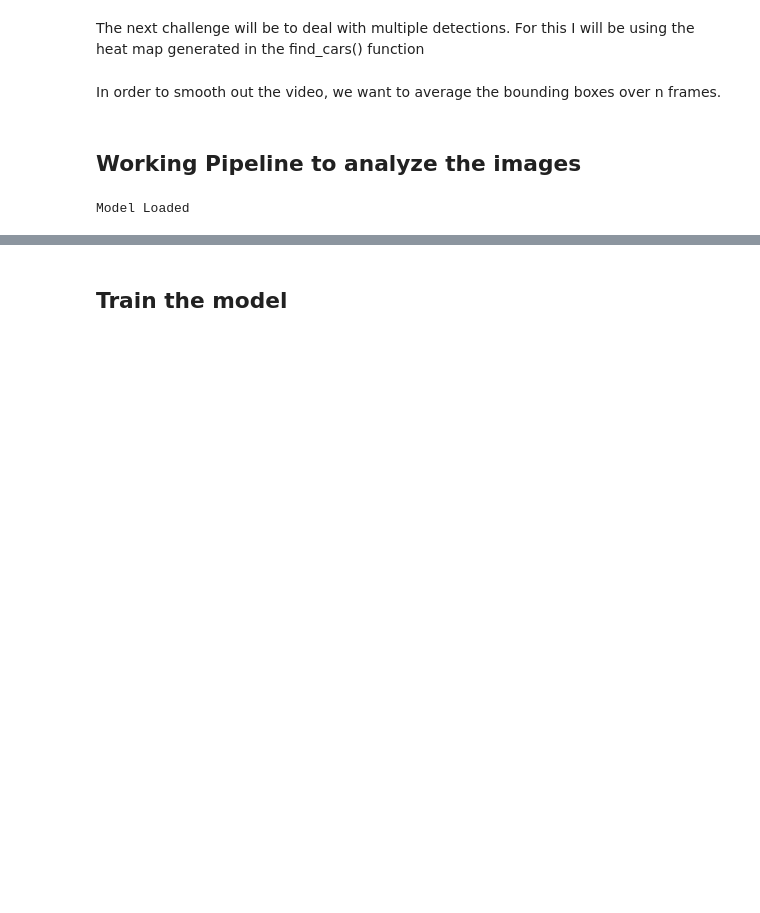
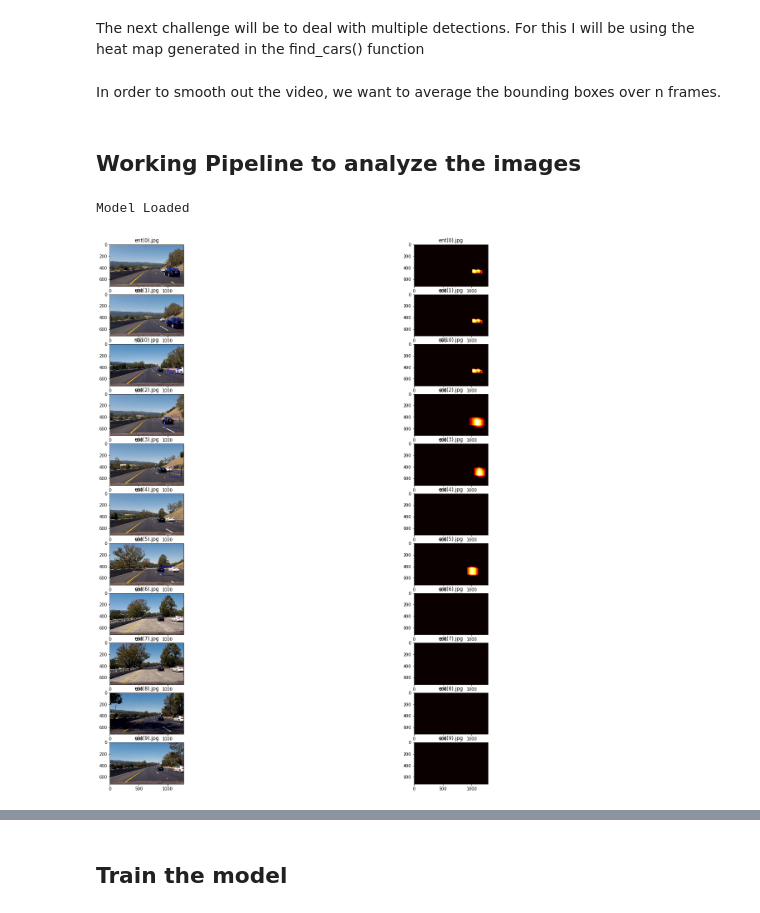
Before and after one commit to jkocsis3/VehicleDetection, a Jupyter notebook: VehicleDetection.ipynb, the cells around one changed output, grey strips where cells are left out. Drawn from its saved outputs; the diff is of its cells as text; code cells hidden in the pictures; blank space fills up the shorter version.

```diff
--- a/VehicleDetection.ipynb
+++ b/VehicleDetection.ipynb
@@ -201,22 +205,31 @@ def smoothHeat(heatMap = []):
 # %% [markdown]
 ## Working Pipeline to analyze the images
 # %%
-#we want to average over the last n frames
 def single_image_pipeline(img):
-    global found_boxes
-    global last_avg_boxes
-    global lostCarCount
-    global last_heat_map
+    global found_heat
+    ystart = 400
+    ystop = 656
+    #trick to search varying window sizes. used to scale the whole image.
+    scales = [1, 1.25,1.5, 1.8] # 1.3,
+    threshold = 4
     # use HOG Subsampling to find the vehicles
-    out_img, heatmap, boxes = find_cars(img, ystart, ystop, scale, svc, X_scaler, orient, pix_per_cell, cell_per_block, spatial_size, hist_bins,color_space)
+    for scale in scales:
+        #print(scale)
+        heatmap, bboxes = find_cars(img, ystart, ystop, scale, svc, X_scaler, orient, pix_per_cell, cell_per_block, spatial_size, hist_bins,color_space)
+        heatmap = apply_threshold(heatmap, threshold)
+        found_heat.append(heatmap)
+
+    #print(heatmap)
     # Use the heat map to determine where the actual cars are.
-    heatmap = smoothHeat(heatmap)
-    heat = apply_threshold(heatmap, 2)
-    labels= label(heat)
+
+    workingMap = deque(itertools.islice(found_heat, 1))
+    averageMap = np.average(workingMap, axis=0)
+    labels= label(averageMap)
     hotboxes = find_labeled_boxes(labels)
     for box in hotboxes:
             cv2.rectangle(img, box[0], box[1], (0,0,255), 6)
-    return img#, heat
+    #print("hotboxes", hotboxes)
+    return img#, averageMap
 # %%
 # Model is saved in a pickle file. This reduces time when testing or if picking up dev work later.
 pickleCheck = Path("./model.p")
@@ -248,24 +255,26 @@ scale = 1.5
 Model Loaded
 # %%
 global found_heat
-found_heat = deque(maxlen = 10)
 
 images = glob.glob('./images/clip*.jpg')
 
 processedImages = []
 out_maps = []
 out_titles = []
 out_boxes = []
+found_heat = deque(maxlen = 20)
 for path in images:
     img = mpimg.imread(path)
     # use HOG Subsampling to find the vehicles
-    out_img = single_image_pipeline(img)
+    out_img, heatmap = single_image_pipeline(img)
     processedImages.append(out_img)
-    #processedImages.append(heatmap)
+    processedImages.append(heatmap)
     #out_maps.append(heatmap)
     out_titles.append(path[-10:])
-    #out_titles.append(path[-10:])
+    out_titles.append(path[-10:])
 fig = plt.figure(figsize=(24,48))
-visualize(fig, int(len(processedImages)/2),2,processedImages, out_titles)
+visualize(fig, int(len(processedImages)),2,processedImages, out_titles)
+# %% [output]
+[figure, added]
 # %%
 global found_heat
```
Also changed, not shown: parts of 7 cells of this notebook, 6 other files.
